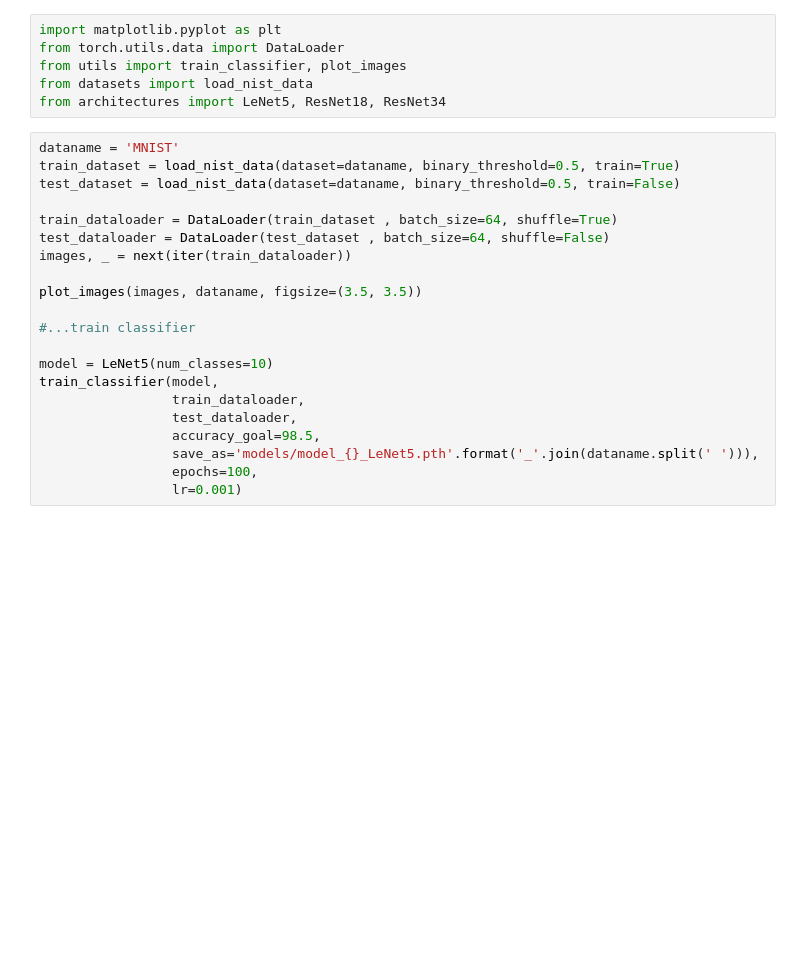
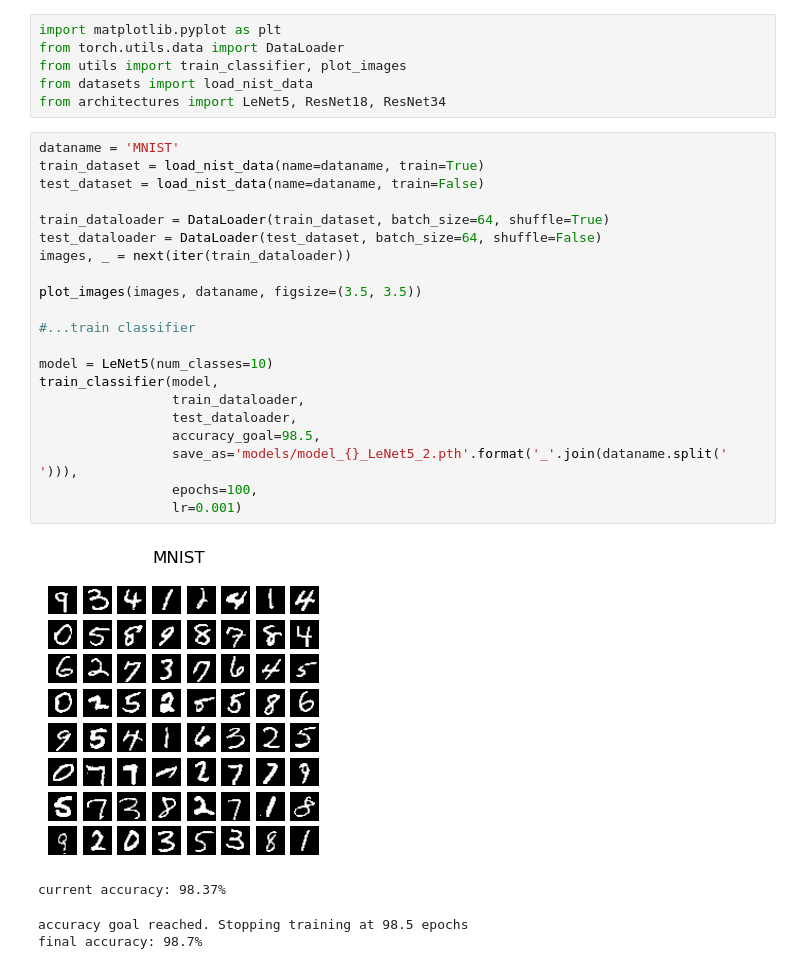
Before and after one commit to dfaroughy/FID-MNIST, a Jupyter notebook: classsifiers.ipynb, the cells around one changed output. Cells and saved outputs as stored; diff of their text form; blank space fills up the shorter version.

```diff
--- a/classsifiers.ipynb
+++ b/classsifiers.ipynb
@@ -6,24 +6,29 @@ from datasets import load_nist_data
 from architectures import LeNet5, ResNet18, ResNet34
 # %%
 dataname = 'MNIST'
-train_dataset = load_nist_data(dataset=dataname, binary_threshold=0.5, train=True)
-test_dataset = load_nist_data(dataset=dataname, binary_threshold=0.5, train=False)
+train_dataset = load_nist_data(name=dataname, train=True)
+test_dataset = load_nist_data(name=dataname, train=False)
 
-train_dataloader = DataLoader(train_dataset , batch_size=64, shuffle=True)
-test_dataloader = DataLoader(test_dataset , batch_size=64, shuffle=False)
+train_dataloader = DataLoader(train_dataset, batch_size=64, shuffle=True)
+test_dataloader = DataLoader(test_dataset, batch_size=64, shuffle=False)
 images, _ = next(iter(train_dataloader))
 
 plot_images(images, dataname, figsize=(3.5, 3.5))
 
 #...train classifier
 
 model = LeNet5(num_classes=10)
 train_classifier(model,
                  train_dataloader,
                  test_dataloader,
                  accuracy_goal=98.5,
-                 save_as='models/model_{}_LeNet5.pth'.format('_'.join(dataname.split(' '))),
+                 save_as='models/model_{}_LeNet5_2.pth'.format('_'.join(dataname.split(' '))),
                  epochs=100,
                  lr=0.001)
+# %% [output]
+[figure, added]
+current accuracy: 98.37%
+accuracy goal reached. Stopping training at 98.5 epochs
+final accuracy: 98.7%
 # %%
 dataname = 'EMNIST Letters'
```
Also changed, not shown: parts of 4 cells of this notebook, 2 other files.
